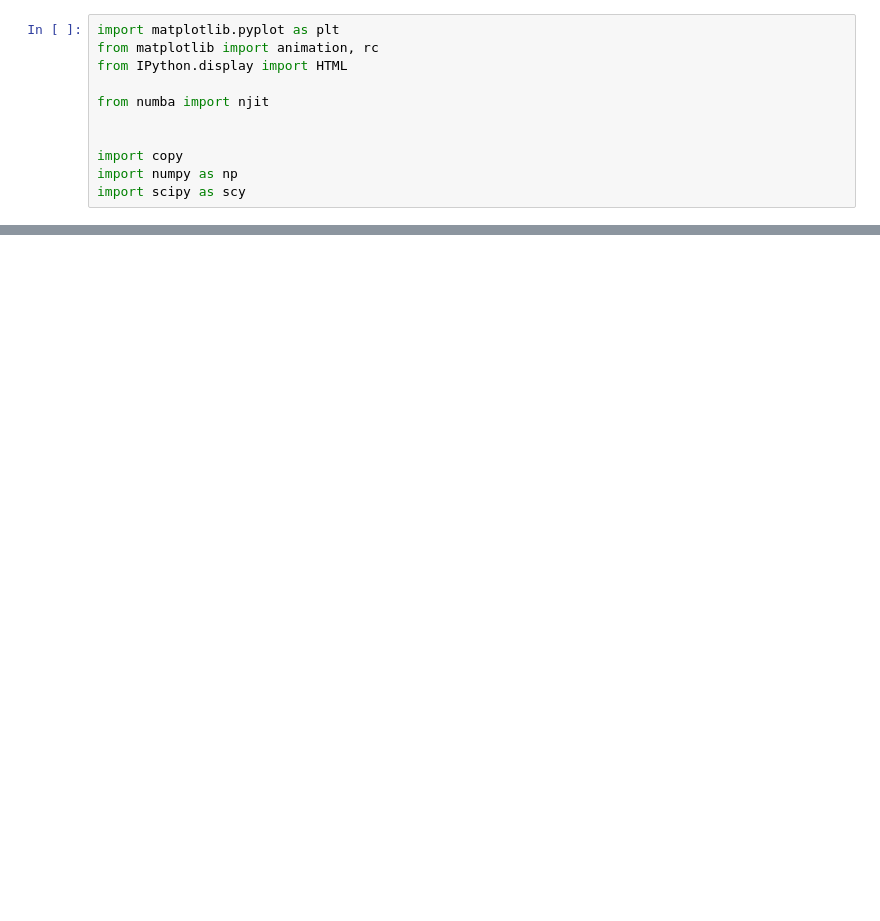
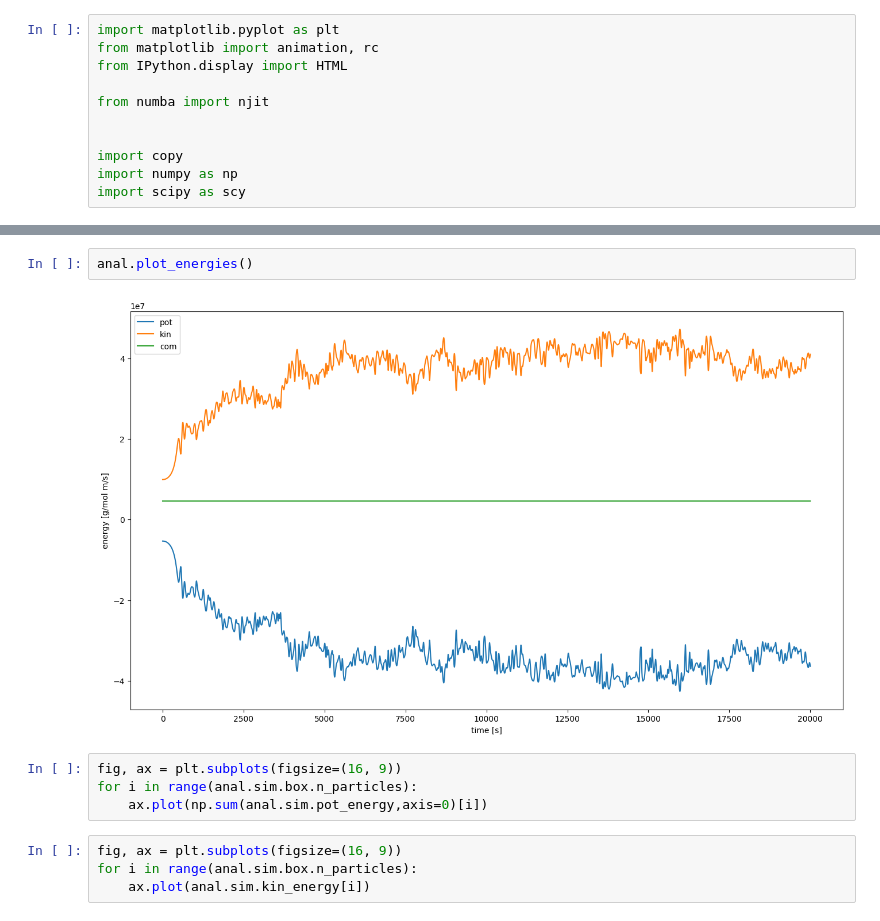
Before and after one commit to JONNeKK/ccs, a Jupyter notebook: week_3/aufraeumen_und_optimieren.ipynb, the cells around one changed output, grey strips where cells are left out. Drawn from its saved outputs; the diff is of its cells as text; blank space fills up the shorter version.

```diff
--- a/week_3/aufraeumen_und_optimieren.ipynb
+++ b/week_3/aufraeumen_und_optimieren.ipynb
@@ -247,0 +453,12 @@ print(box.particles_m)
+# %%
+anal.plot_energies()
+# %% [output]
+[figure, added]
+# %%
+fig, ax = plt.subplots(figsize=(16, 9))
+for i in range(anal.sim.box.n_particles):
+    ax.plot(np.sum(anal.sim.pot_energy,axis=0)[i])
+# %%
+fig, ax = plt.subplots(figsize=(16, 9))
+for i in range(anal.sim.box.n_particles):
+    ax.plot(anal.sim.kin_energy[i])
```
Also changed, not shown: parts of 21 cells of this notebook, 1 other file.
